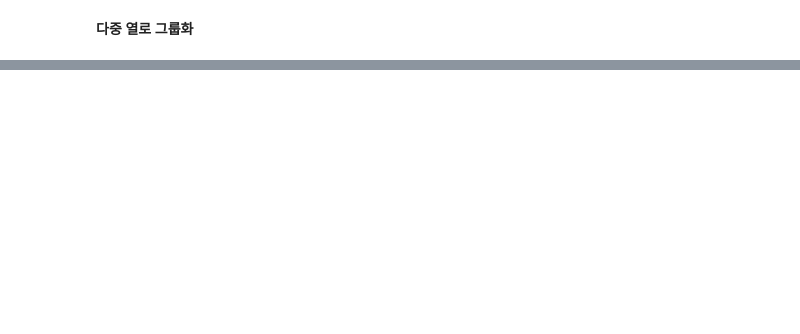
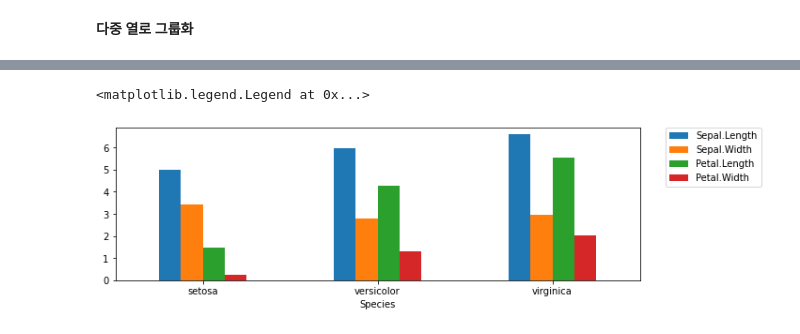
Before and after one commit to Kwangsoo-kim/HW-Big, a Jupyter notebook: src/8_Python/ch12_데이터프레임과 시리즈(Pandas)_8절.ipynb, the cells around one changed output, grey strips where cells are left out. Saved outputs shown, nothing was run; the diff lists cells and outputs as text; code cells hidden in the pictures; blank space fills up the shorter version.

```diff
--- a/src/8_Python/ch12_데이터프레임과 시리즈(Pandas)_8절.ipynb
+++ b/src/8_Python/ch12_데이터프레임과 시리즈(Pandas)_8절.ipynb
@@ -106,0 +129,3 @@ iris_df.groupby([iris_df.Species,iris_df['Sepal.Length']]).mean()
+# %%
+g = iris_df.groupby(iris_df.Species).mean()
+g
@@ -106,0 +138,7 @@ iris_df.groupby([iris_df.Species,iris_df['Sepal.Length']]).mean()
+# %%
+import matplotlib.pyplot as plt
+g.plot(kind='bar', rot=0, figsize=(10,3))
+plt.legend(bbox_to_anchor=(1.05,1), loc=2 , borderaxespad=0)
+# %% [output]
+<matplotlib.legend.Legend at 0x...>
+[figure, added]
```
Also changed, not shown: parts of 169 cells of this notebook, 3 other files.
